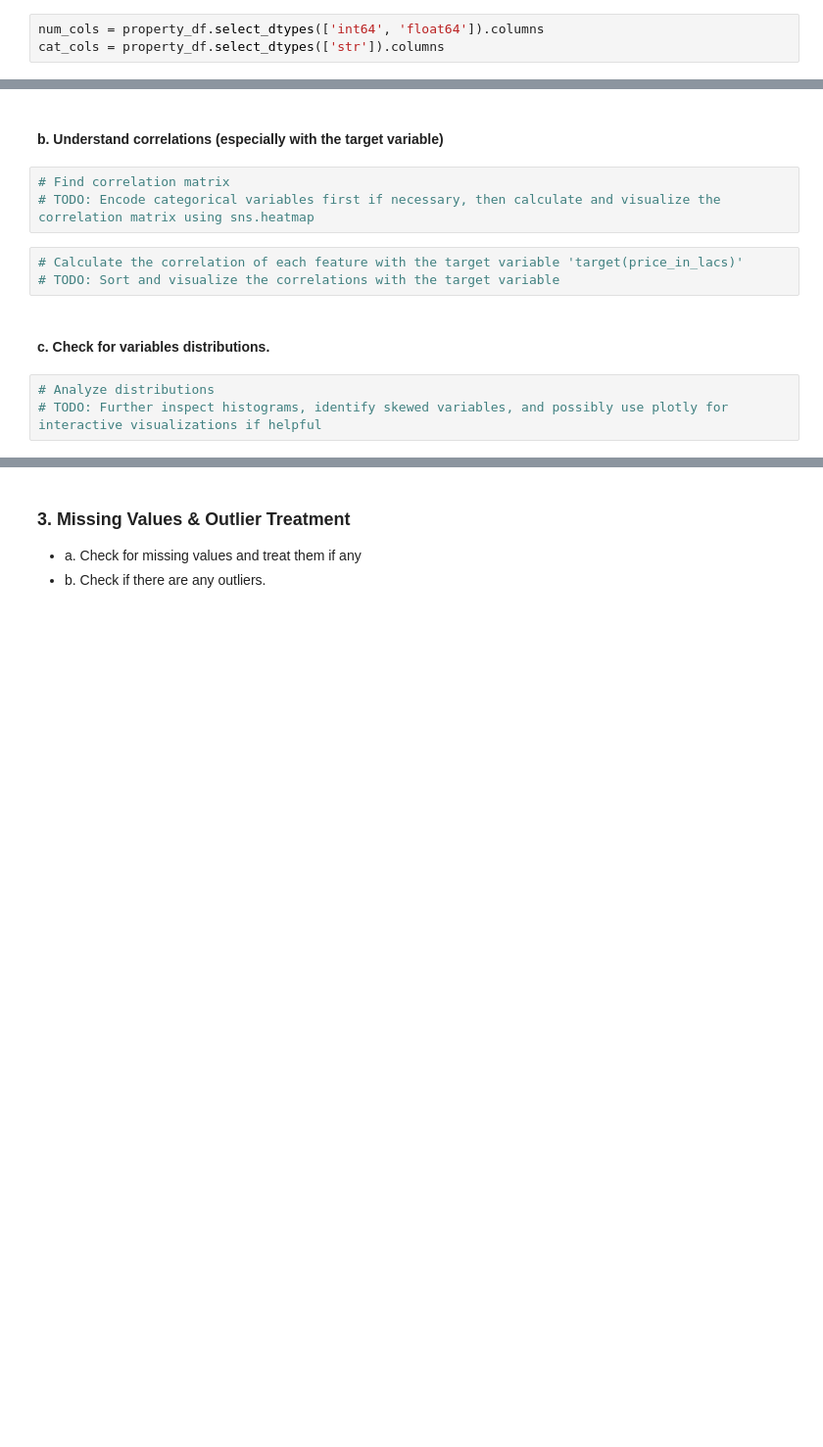
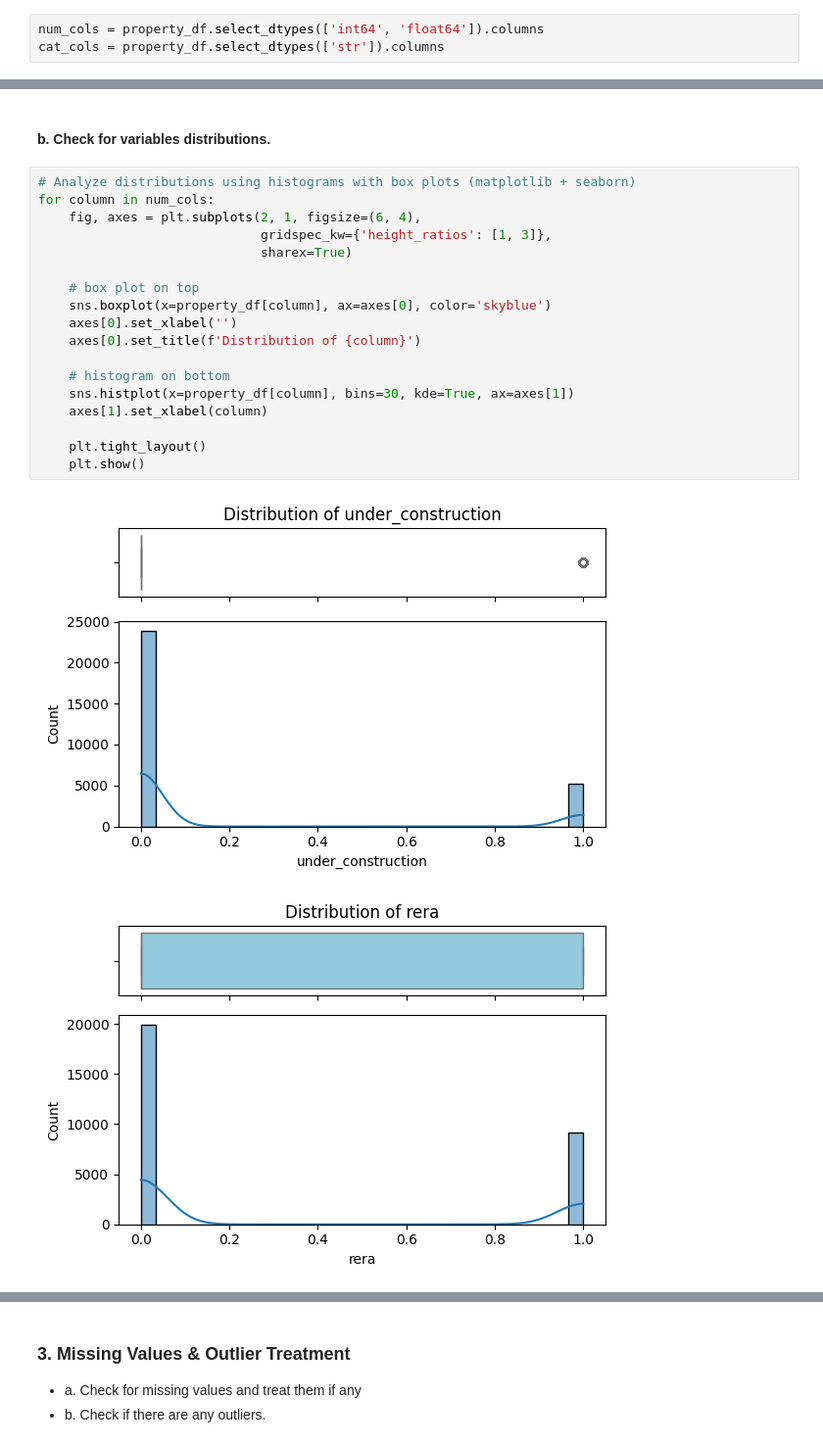
Before and after one commit to nagapavan/capstone-projects, a Jupyter notebook: capstone1/Property_Price_Prediction/property_price_prediction_capstone_notebook.ipynb, the cells around one changed output, grey strips where cells are left out. Shown at 98% size. Drawn from its saved outputs; the diff is of its cells as text; blank space fills up the shorter version.

```diff
--- a/capstone1/Property_Price_Prediction/property_price_prediction_capstone_notebook.ipynb
+++ b/capstone1/Property_Price_Prediction/property_price_prediction_capstone_notebook.ipynb
@@ -221,16 +228,26 @@ for column in cat_cols:
 [figure]
 [figure]
 [figure]
-# %% [markdown]
-#### b. Understand correlations (especially with the target variable)
-# %%
-# Find correlation matrix
-# TODO: Encode categorical variables first if necessary, then calculate and visualize the correlation matrix using sns.heatmap
-# %%
-# Calculate the correlation of each feature with the target variable 'target(price_in_lacs)'
-# TODO: Sort and visualize the correlations with the target variable
 # %% [markdown]
-#### c. Check for variables distributions.
+#### b. Check for variables distributions.
 # %%
-# Analyze distributions
-# TODO: Further inspect histograms, identify skewed variables, and possibly use plotly for interactive visualizations if helpful
+# Analyze distributions using histograms with box plots (matplotlib + seaborn)
+for column in num_cols:
+    fig, axes = plt.subplots(2, 1, figsize=(6, 4),
+                             gridspec_kw={'height_ratios': [1, 3]},
+                             sharex=True)
+
+    # box plot on top
+    sns.boxplot(x=property_df[column], ax=axes[0], color='skyblue')
+    axes[0].set_xlabel('')
+    axes[0].set_title(f'Distribution of {column}')
+
+    # histogram on bottom
+    sns.histplot(x=property_df[column], bins=30, kde=True, ax=axes[1])
+    axes[1].set_xlabel(column)
+
+    plt.tight_layout()
+    plt.show()
+# %% [output]
+[figure, added]
+[figure, added]
```
Also changed, not shown: parts of 46 cells of this notebook, 14 other files.
